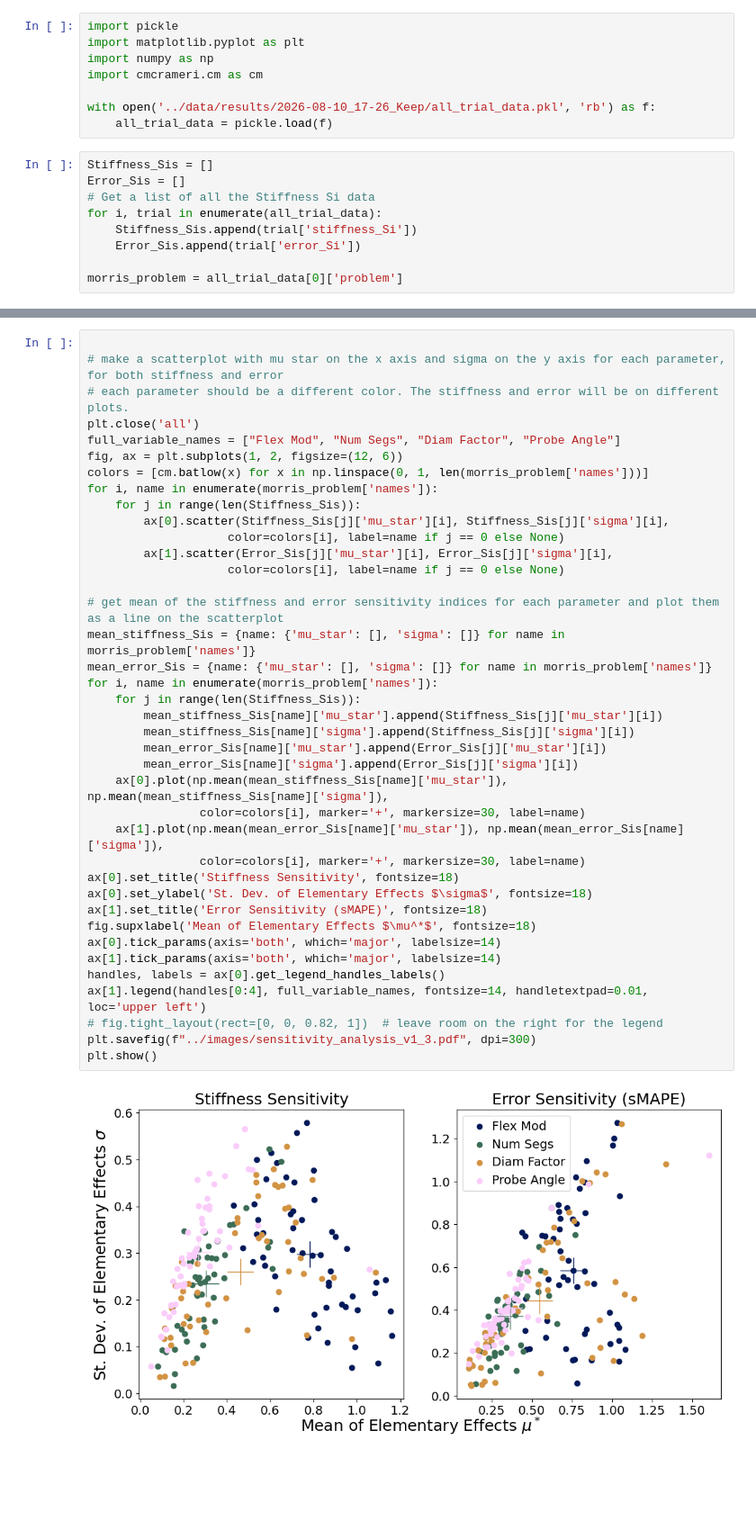
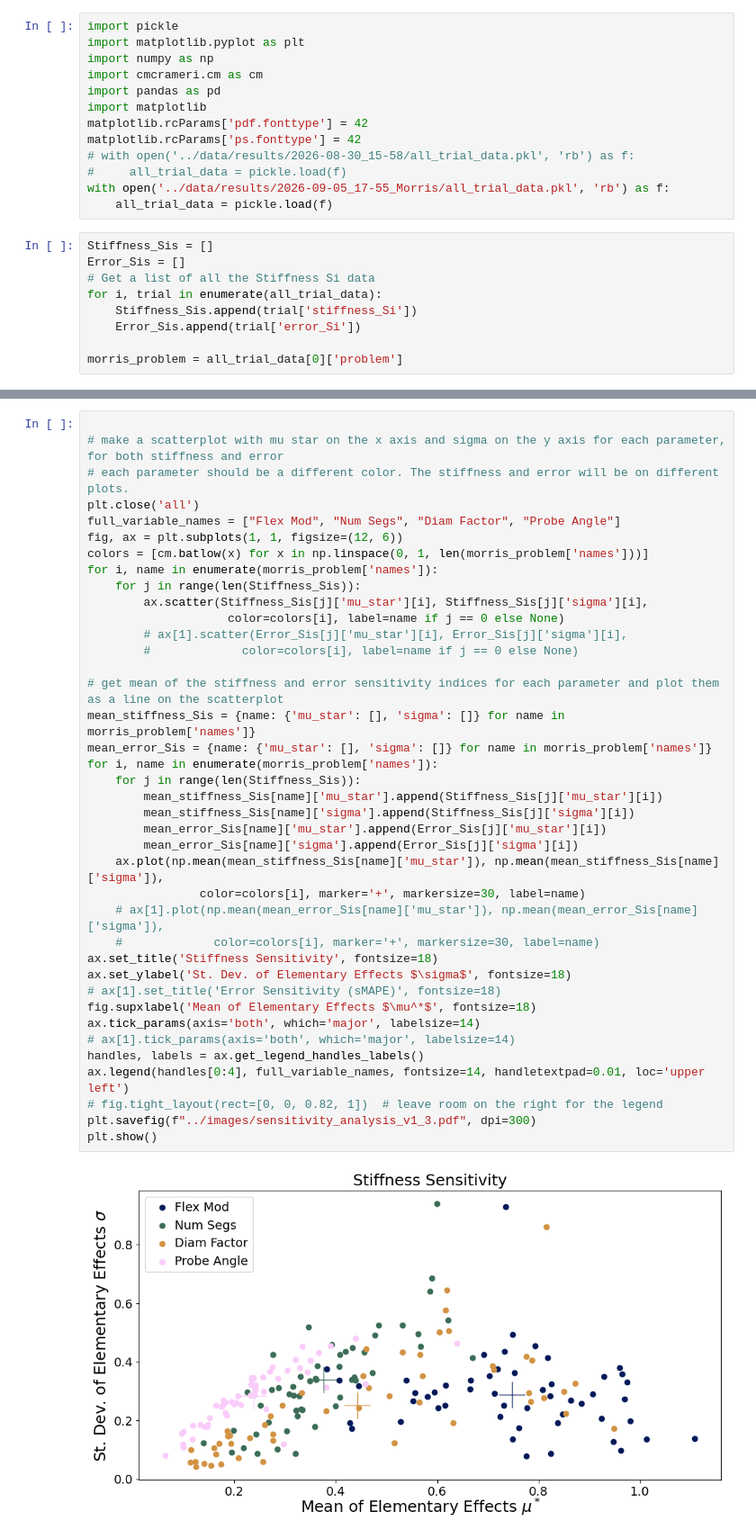
Before and after one commit to Intelligent-Machines-and-Materials-Lab/MuJoCoBlueberryModeling, a Jupyter notebook: src/sensitivity_analysis_plotter.ipynb, the cells around one changed output, grey strips where cells are left out. Shown at 90% size. Drawn from its saved outputs; the diff is of its cells as text; blank space fills up the shorter version.

```diff
--- a/src/sensitivity_analysis_plotter.ipynb
+++ b/src/sensitivity_analysis_plotter.ipynb
@@ -3,8 +3,13 @@ import pickle
 import matplotlib.pyplot as plt
 import numpy as np
 import cmcrameri.cm as cm
-
-with open('../data/results/2026-08-10_17-26_Keep/all_trial_data.pkl', 'rb') as f:
+import pandas as pd
+import matplotlib
+matplotlib.rcParams['pdf.fonttype'] = 42
+matplotlib.rcParams['ps.fonttype'] = 42
+# with open('../data/results/2026-08-30_15-58/all_trial_data.pkl', 'rb') as f:
+#     all_trial_data = pickle.load(f)
+with open('../data/results/2026-09-05_17-55_Morris/all_trial_data.pkl', 'rb') as f:
     all_trial_data = pickle.load(f)
 # %%
 Stiffness_Sis = []
@@ -18,44 +62,44 @@ morris_problem = all_trial_data[0]['problem']
 # %%
 
 # make a scatterplot with mu star on the x axis and sigma on the y axis for each parameter, for both stiffness and error
 # each parameter should be a different color. The stiffness and error will be on different plots.
 plt.close('all')
 full_variable_names = ["Flex Mod", "Num Segs", "Diam Factor", "Probe Angle"]
-fig, ax = plt.subplots(1, 2, figsize=(12, 6))
+fig, ax = plt.subplots(1, 1, figsize=(12, 6))
 colors = [cm.batlow(x) for x in np.linspace(0, 1, len(morris_problem['names']))]
 for i, name in enumerate(morris_problem['names']):
     for j in range(len(Stiffness_Sis)):
-        ax[0].scatter(Stiffness_Sis[j]['mu_star'][i], Stiffness_Sis[j]['sigma'][i],
+        ax.scatter(Stiffness_Sis[j]['mu_star'][i], Stiffness_Sis[j]['sigma'][i],
                     color=colors[i], label=name if j == 0 else None)
-        ax[1].scatter(Error_Sis[j]['mu_star'][i], Error_Sis[j]['sigma'][i],
-                    color=colors[i], label=name if j == 0 else None)
+        # ax[1].scatter(Error_Sis[j]['mu_star'][i], Error_Sis[j]['sigma'][i],
+        #             color=colors[i], label=name if j == 0 else None)
 
 # get mean of the stiffness and error sensitivity indices for each parameter and plot them as a line on the scatterplot
 mean_stiffness_Sis = {name: {'mu_star': [], 'sigma': []} for name in morris_problem['names']}
 mean_error_Sis = {name: {'mu_star': [], 'sigma': []} for name in morris_problem['names']}
 for i, name in enumerate(morris_problem['names']):
     for j in range(len(Stiffness_Sis)):
         mean_stiffness_Sis[name]['mu_star'].append(Stiffness_Sis[j]['mu_star'][i])
         mean_stiffness_Sis[name]['sigma'].append(Stiffness_Sis[j]['sigma'][i])
         mean_error_Sis[name]['mu_star'].append(Error_Sis[j]['mu_star'][i])
         mean_error_Sis[name]['sigma'].append(Error_Sis[j]['sigma'][i])
-    ax[0].plot(np.mean(mean_stiffness_Sis[name]['mu_star']), np.mean(mean_stiffness_Sis[name]['sigma']),
+    ax.plot(np.mean(mean_stiffness_Sis[name]['mu_star']), np.mean(mean_stiffness_Sis[name]['sigma']),
                 color=colors[i], marker='+', markersize=30, label=name)
-    ax[1].plot(np.mean(mean_error_Sis[name]['mu_star']), np.mean(mean_error_Sis[name]['sigma']),
-                color=colors[i], marker='+', markersize=30, label=name)
-ax[0].set_title('Stiffness Sensitivity', fontsize=18)
-ax[0].set_ylabel('St. Dev. of Elementary Effects $\sigma$', fontsize=18)
-ax[1].set_title('Error Sensitivity (sMAPE)', fontsize=18)
+    # ax[1].plot(np.mean(mean_error_Sis[name]['mu_star']), np.mean(mean_error_Sis[name]['sigma']),
+    #             color=colors[i], marker='+', markersize=30, label=name)
+ax.set_title('Stiffness Sensitivity', fontsize=18)
+ax.set_ylabel('St. Dev. of Elementary Effects $\sigma$', fontsize=18)
+# ax[1].set_title('Error Sensitivity (sMAPE)', fontsize=18)
 fig.supxlabel('Mean of Elementary Effects $\mu^*$', fontsize=18)
-ax[0].tick_params(axis='both', which='major', labelsize=14)
-ax[1].tick_params(axis='both', which='major', labelsize=14)
-handles, labels = ax[0].get_legend_handles_labels()
-ax[1].legend(handles[0:4], full_variable_names, fontsize=14, handletextpad=0.01, loc='upper left')
+ax.tick_params(axis='both', which='major', labelsize=14)
+# ax[1].tick_params(axis='both', which='major', labelsize=14)
+handles, labels = ax.get_legend_handles_labels()
+ax.legend(handles[0:4], full_variable_names, fontsize=14, handletextpad=0.01, loc='upper left')
 # fig.tight_layout(rect=[0, 0, 0.82, 1])  # leave room on the right for the legend
 plt.savefig(f"../images/sensitivity_analysis_v1_3.pdf", dpi=300)
 plt.show()
 # %% [output]
-[figure, old version]
+[figure, new version]
 # %%
 # show a table of the bush #, branch #, trial #, and diam factor mean mu star.
 mask = []
```
Also changed, not shown: parts of 3 cells of this notebook, 7 other files.
